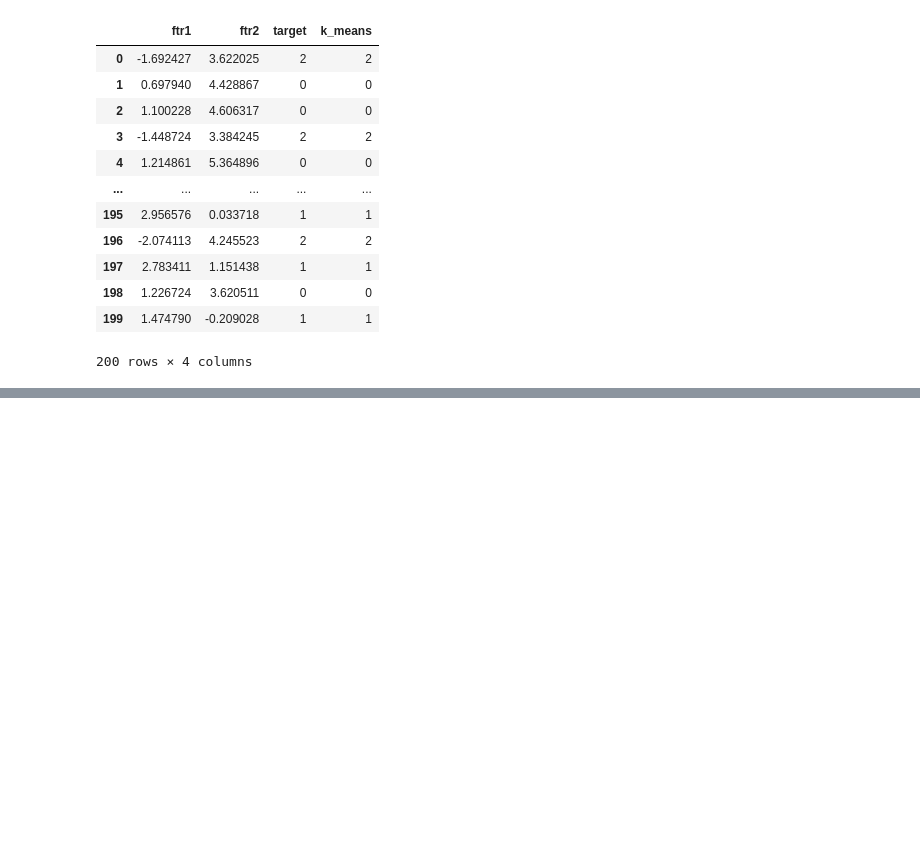
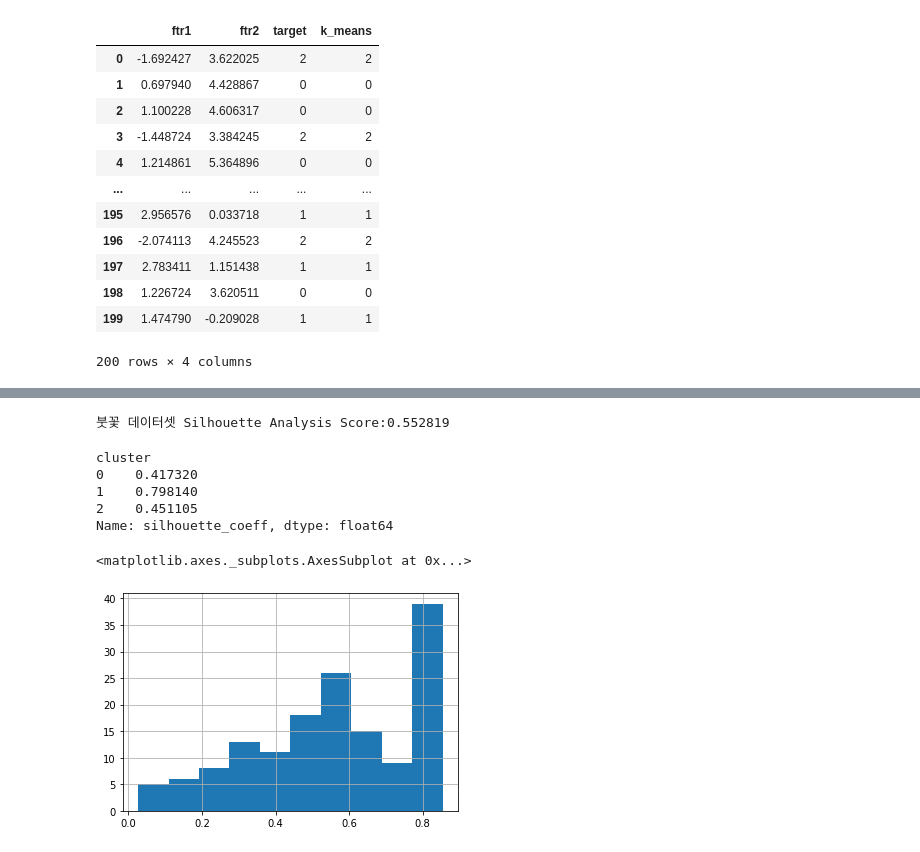
Before and after one commit to kd-god/machinelearning_tutorial, a Jupyter notebook: clustering.ipynb, the cells around one changed output, grey strips where cells are left out. Drawn from its saved outputs; the diff is of its cells as text; code cells hidden in the pictures; blank space fills up the shorter version.

```diff
--- a/clustering.ipynb
+++ b/clustering.ipynb
@@ -183,0 +190,7 @@ df
+# %%
+iris = load_iris()
+feature_names = ['sepal_length','sepal_width','petal_length','petal_width']
+irisDF = pd.DataFrame(data=iris.data, columns = feature_names)
+
+kmeans= KMeans(n_clusters = 3, init = 'k-means++', max_iter = 300, random_state = 0)
+irisDF['cluster'] = kmeans.fit_predict(irisDF)
@@ -183,0 +204,3 @@ df
+# %%
+score_samples = silhouette_samples(iris.data, kmeans.fit_predict(irisDF))
+irisDF['silhouette_coeff'] = score_samples
@@ -183,0 +227,18 @@ df
+# %%
+average_score = silhouette_score(iris.data, irisDF['cluster'])
+print("붓꽃 데이터셋 Silhouette Analysis Score:{0:3f}".format(np.mean(score_samples)))
+# %% [output]
+붓꽃 데이터셋 Silhouette Analysis Score:0.552819
+# %%
+irisDF.groupby('cluster')['silhouette_coeff'].mean()
+# %% [output]
+cluster
+0    0.417320
+1    0.798140
+2    0.451105
+Name: silhouette_coeff, dtype: float64
+# %%
+irisDF['silhouette_coeff'].hist()
+# %% [output]
+<matplotlib.axes._subplots.AxesSubplot at 0x...>
+[figure, added]
```
Also changed, not shown: parts of 8 cells of this notebook.
